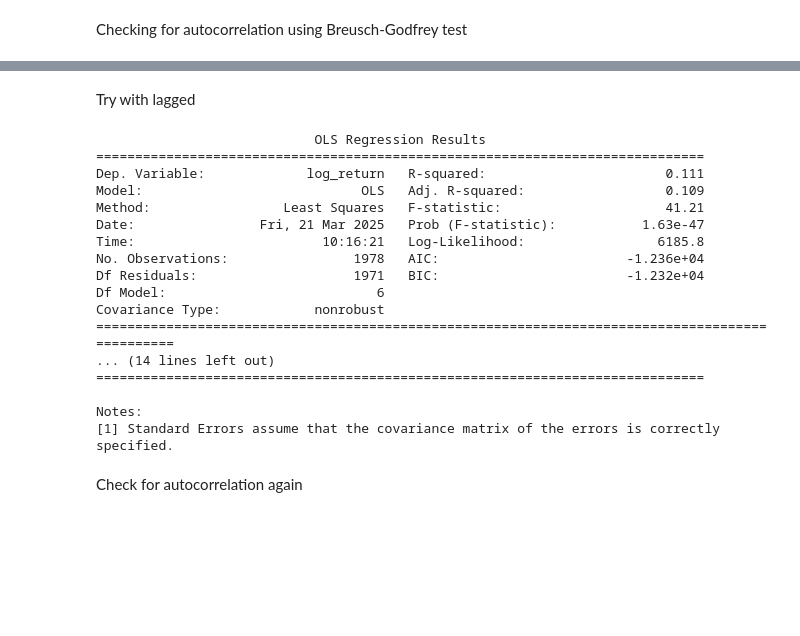
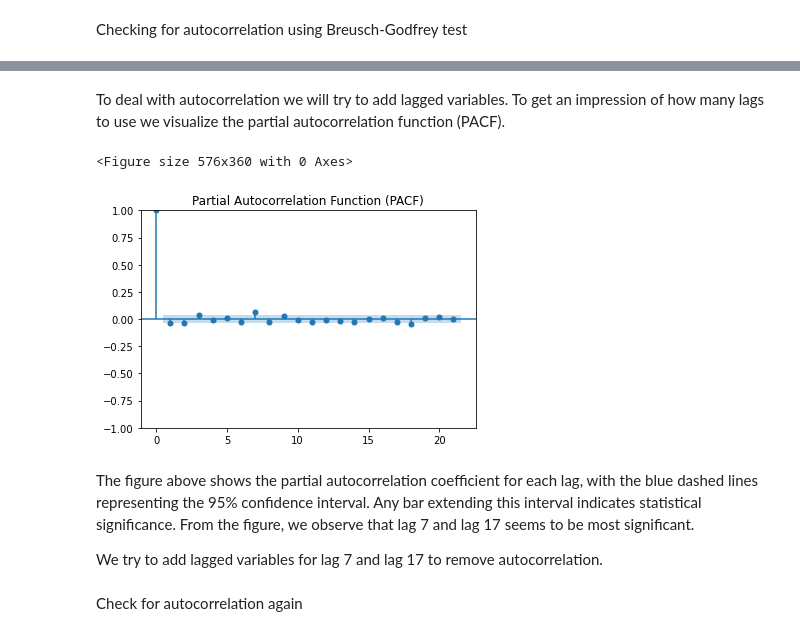
Before and after one commit to eselliken/TIO4317-Project, a Jupyter notebook: test.ipynb, the cells around one changed output, grey strips where cells are left out. Drawn from its saved outputs; the diff is of its cells as text; code cells hidden in the pictures; blank space fills up the shorter version.

```diff
--- a/test.ipynb
+++ b/test.ipynb
@@ -285,18 +286,35 @@ F-Test P-Value: 0.005502313435006582
 Autocorrelation detected in residuals (reject H0).
-# %% [markdown]
-Try with lagged
+# %% [markdown]
+To deal with autocorrelation we will try to add lagged variables. To get an impression of how many lags to use we visualize the partial autocorrelation function (PACF).
+# %%
+# Check PACF for 'log_return'
+plt.figure(figsize=(8, 5))
+plot_pacf(df['log_return'], lags=21, method='ywm')
+plt.title("Partial Autocorrelation Function (PACF)")
+plt.show()
+# %% [output]
+<Figure size 576x360 with 0 Axes>
+[figure, added]
+# %% [markdown]
+The figure above shows the partial autocorrelation coefficient for each lag, with the blue dashed lines representing the 95% confidence interval. Any bar extending this interval indicates statistical significance. From the figure, we observe that lag 7 and lag 17 seems to be most significant.
+
+We try to add lagged variables for lag 7 and lag 17 to remove autocorrelation.
 # %%
-# Create lagged variables (e.g., 1-period lag)
+# Create lagged variables
 train_df['d_kpi_lag1'] = train_df['d_kpi'].shift(1)
 train_df['d_zero_coupon_rate_lag1'] = train_df['d_zero_coupon_rate'].shift(1)
 train_df['d_usd_nok_exchange_rate_lag1'] = train_df['d_usd_nok_exchange_rate'].shift(1)
+train_df['d_kpi_lag17'] = train_df['d_kpi'].shift(17)
+train_df['d_zero_coupon_rate_lag17'] = train_df['d_zero_coupon_rate'].shift(17)
+train_df['d_usd_nok_exchange_rate_lag17'] = train_df['d_usd_nok_exchange_rate'].shift(17)
 
-# Drop NaN values **only in the training set** (due to lagging)
+# Due to lagging NaN values are dropped in the training set
 train_df.dropna(inplace=True)
 
 # Define the new independent variables
 X = train_df[['d_kpi', 'd_zero_coupon_rate', 'd_usd_nok_exchange_rate',
-        'd_kpi_lag1', 'd_zero_coupon_rate_lag1', 'd_usd_nok_exchange_rate_lag1']]
+        'd_kpi_lag1', 'd_zero_coupon_rate_lag1', 'd_usd_nok_exchange_rate_lag1',
+        'd_kpi_lag17','d_zero_coupon_rate_lag17', 'd_usd_nok_exchange_rate_lag17']]
 
 y_train = train_df['log_return']
 
@@ -307,25 +325,7 @@ X = sm.add_constant(X)
 model = sm.OLS(y_train, X).fit()
 
 # Print summary
-print(model.summary())
+#print(model.summary())
-# %% [output]
-                            OLS Regression Results
-==============================================================================
-Dep. Variable:             log_return   R-squared:                       0.111
-Model:                            OLS   Adj. R-squared:                  0.109
-Method:                 Least Squares   F-statistic:                     41.21
-Date:                Fri, 21 Mar 2025   Prob (F-statistic):           1.63e-47
-Time:                        10:16:21   Log-Likelihood:                 6185.8
-No. Observations:                1978   AIC:                        -1.236e+04
-Df Residuals:                    1971   BIC:                        -1.232e+04
-Df Model:                           6
-Covariance Type:            nonrobust
-================================================================================================
-... (14 lines left out)
-==============================================================================
-
-Notes:
-[1] Standard Errors assume that the covariance matrix of the errors is correctly specified.
 # %% [markdown]
 Check for autocorrelation again
 # %%
```
Also changed, not shown: parts of 7 cells of this notebook.
